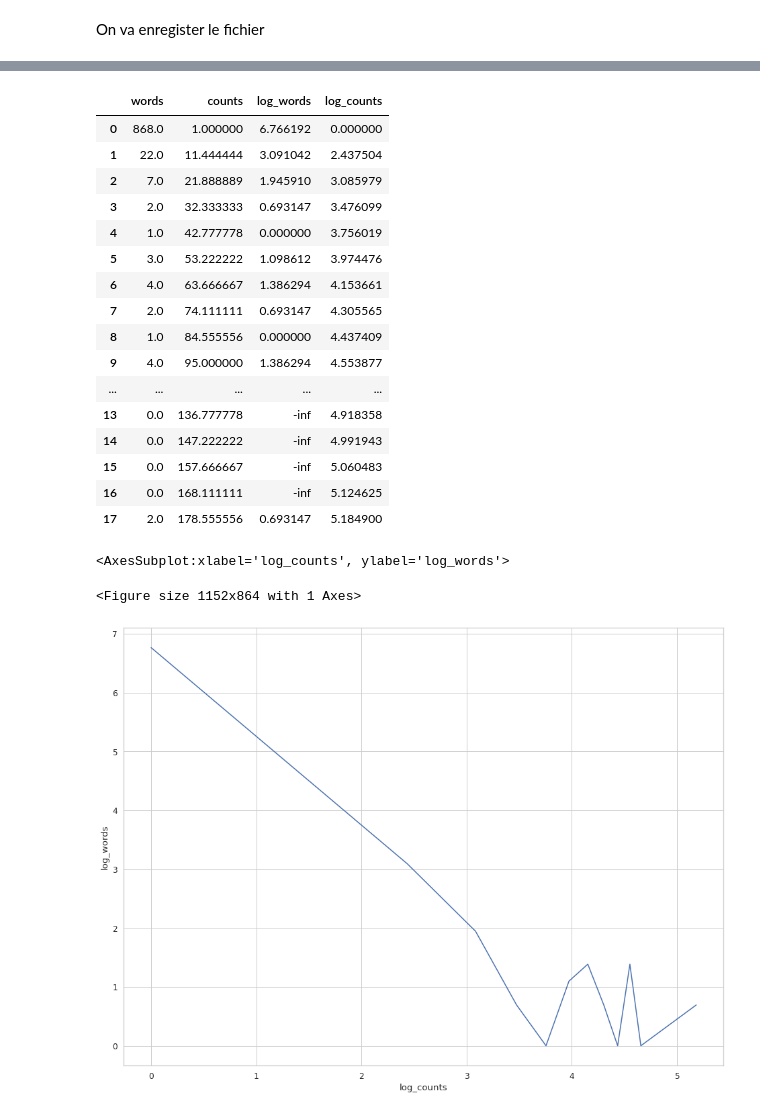
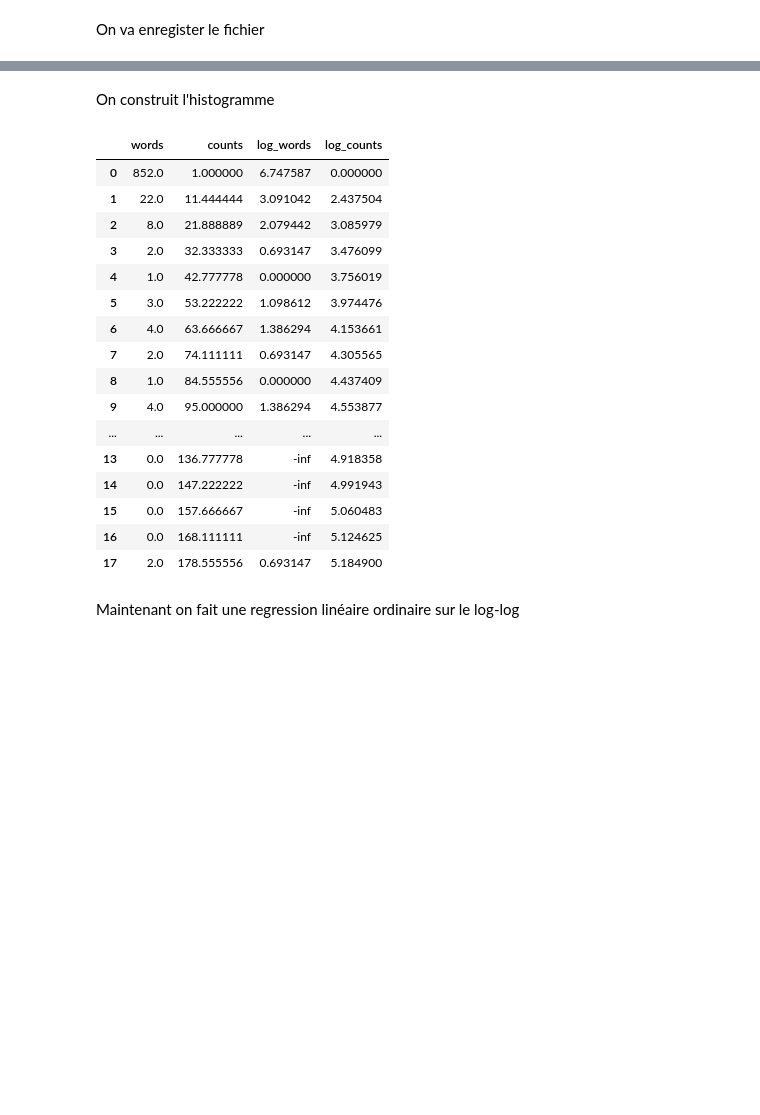
Before and after one commit to romulusFR/cnrt_cartes_cog, a Jupyter notebook: cogmaps_v2/exploration.ipynb, the cells around one changed output, grey strips where cells are left out. Drawn from its saved outputs; the diff is of its cells as text; code cells hidden in the pictures; blank space fills up the shorter version.

```diff
--- a/cogmaps_v2/exploration.ipynb
+++ b/cogmaps_v2/exploration.ipynb
@@ -89,7 +89,10 @@ cols_censurees = [f"Question {x}" for x in [2, 5.1, 7, 10.1, 11, 14, 14.1]] + ["
 # petit outillage
 def clean(s: str) -> str:
     """Nettoyage de chaines"""
+    if not isinstance(s, str):
+        raise TypeError(f"'{s}' is of type {type(s)}")
     return s.strip().lower()
+
 
 def pretty_pvals(x):
     """Affichage de courtoisie des niveaux de significativité statistique"""
@@ -867,15 +962,17 @@ sns.histplot(all_words_mine, bins = "doane", log_scale=(True,True))
+# %% [markdown]
+On construit l'histogramme
 # %%
 y, x = np.histogram(list(all_words_mine.values()), bins = "doane")
 df_zipf = pd.DataFrame([y, x], index=["words", "counts"]).T.dropna()
 df_zipf["log_words"] = np.log(df_zipf["words"])
 df_zipf["log_counts"] = np.log(df_zipf["counts"])
 display(df_zipf)
-sns.lineplot(x = "log_counts", y ="log_words", data = df_zipf)
+# sns.lineplot(x = "log_counts", y ="log_words", data = df_zipf)
 # %% [output]
 |  | words | counts | log_words | log_counts |
-| 0 | 868.0 | 1.000000 | 6.766192 | 0.000000 |
+| 0 | 852.0 | 1.000000 | 6.747587 | 0.000000 |
 | 1 | 22.0 | 11.444444 | 3.091042 | 2.437504 |
-| 2 | 7.0 | 21.888889 | 1.945910 | 3.085979 |
+| 2 | 8.0 | 21.888889 | 2.079442 | 3.085979 |
 | 3 | 2.0 | 32.333333 | 0.693147 | 3.476099 |
 | 4 | 1.0 | 42.777778 | 0.000000 | 3.756019 |
 | 5 | 3.0 | 53.222222 | 1.098612 | 3.974476 |
@@ -889,9 +986,8 @@ sns.lineplot(x = "log_counts", y ="log_words", data = df_zipf)
 | 15 | 0.0 | 157.666667 | -inf | 5.060483 |
 | 16 | 0.0 | 168.111111 | -inf | 5.124625 |
 | 17 | 2.0 | 178.555556 | 0.693147 | 5.184900 |
-<AxesSubplot:xlabel='log_counts', ylabel='log_words'>
-<Figure size 1152x864 with 1 Axes>
-[figure, removed]
+# %% [markdown]
+Maintenant on fait une regression linéaire ordinaire sur le log-log
 # %%
 data = df_zipf[df_zipf["words"] != 0.0]
 model = smf.ols("log_words ~ log_counts", data=data).fit()
```
Also changed, not shown: parts of 34 cells of this notebook.
